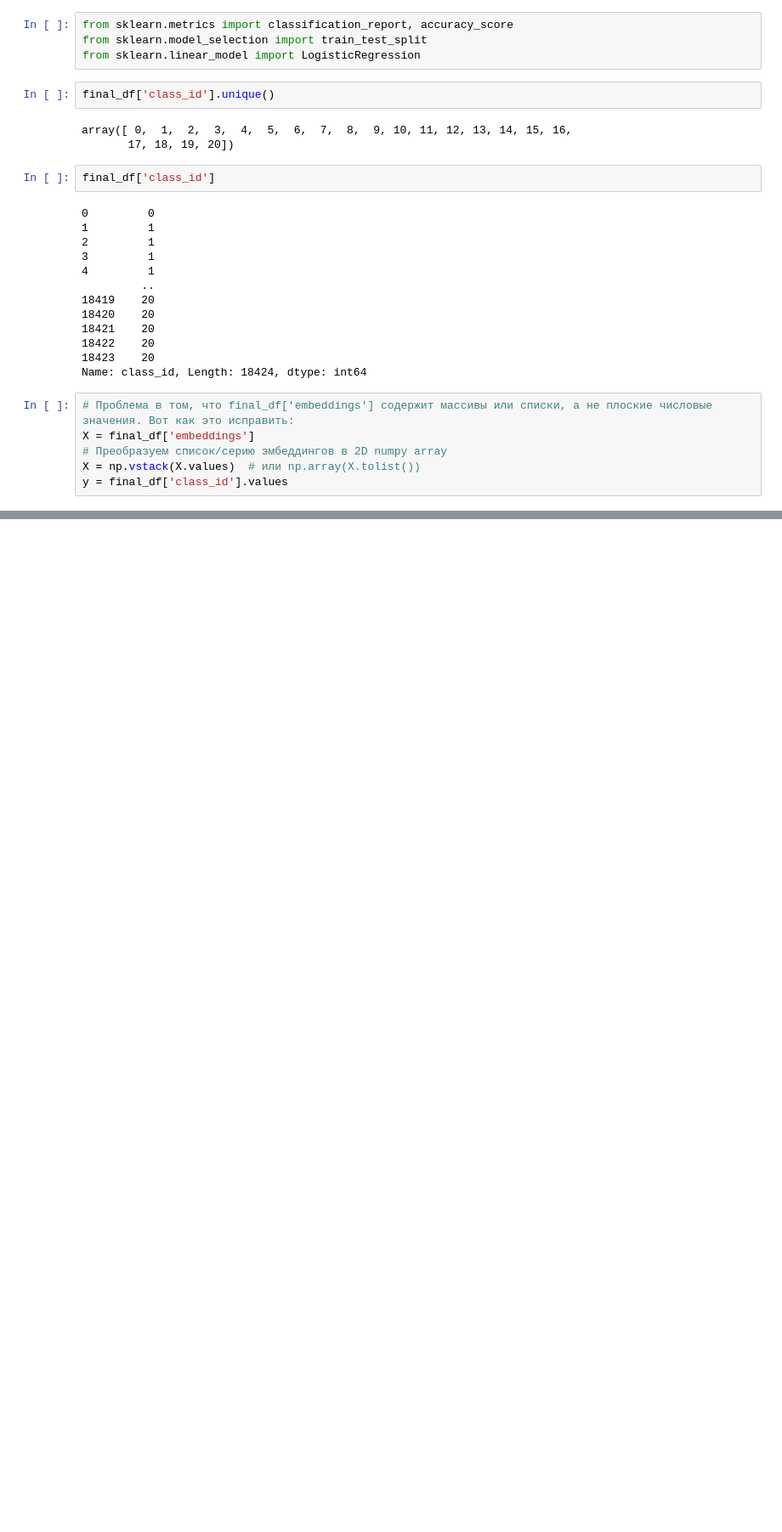
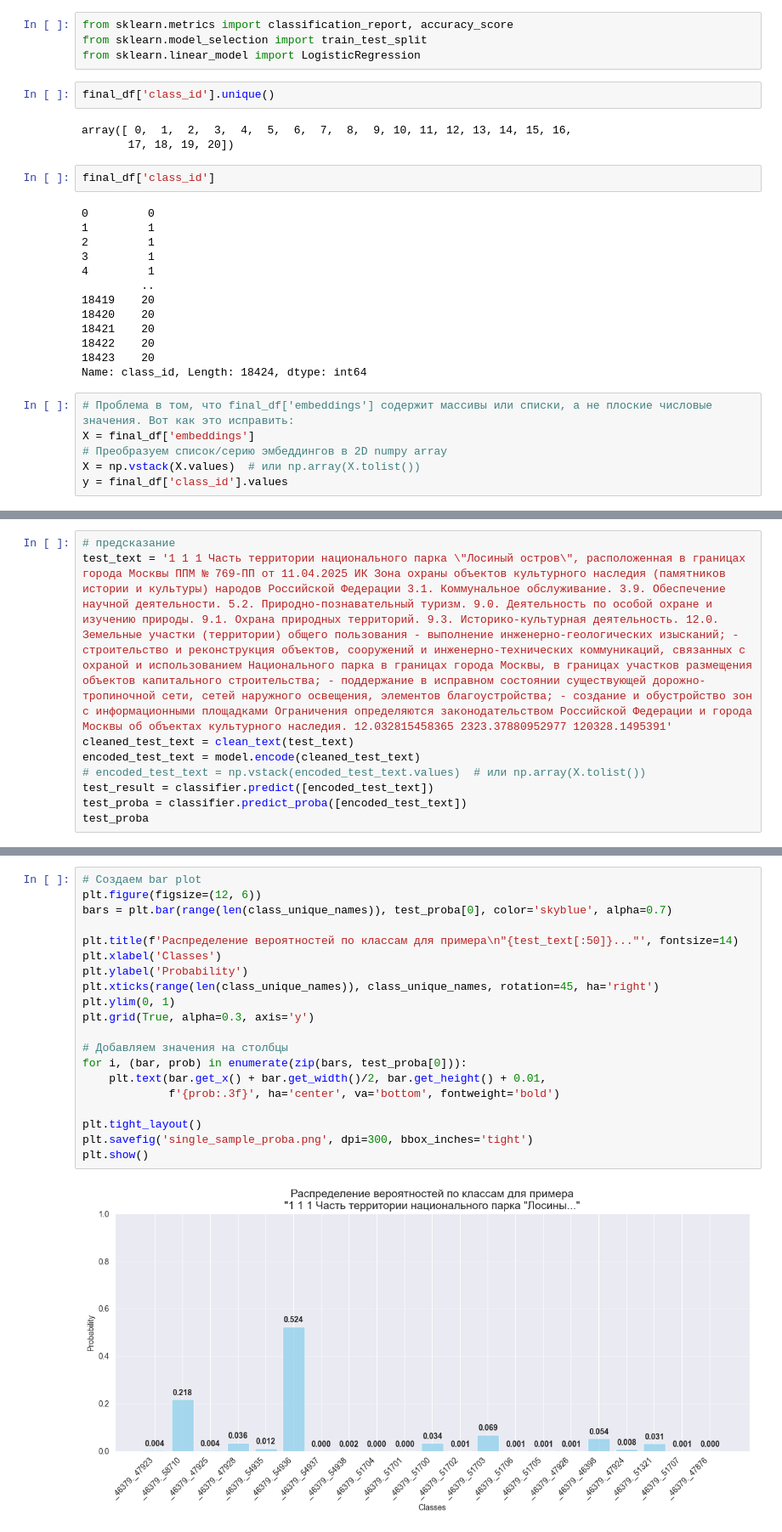
Before and after one commit to FuseII/dam_system, a Jupyter notebook: classification.ipynb, the cells around one changed output, grey strips where cells are left out. Shown at 85% size. Cells and saved outputs as stored; diff of their text form; blank space fills up the shorter version.

```diff
--- a/classification.ipynb
+++ b/classification.ipynb
@@ -293,0 +453,9 @@ weighted avg       1.00      1.00      1.00      3685
+# %%
+# предсказание
+test_text = '1 1 1 Часть территории национального парка \"Лосиный остров\", расположенная в границах города Москвы ППМ № 769-ПП от 11.04.2025 ИК Зона охраны объектов культурного наследия (памятников истории и культуры) народов Российской Федерации 3.1. Коммунальное обслуживание. 3.9. Обеспечение научной деятельности. 5.2. Природно-познавательный туризм. 9.0. Деятельность по особой охране и изучению природы. 9.1. Охрана природных территорий. 9.3. Историко-культурная деятельность. 12.0. Земельные участки (территории) общего пользования - выполнение инженерно-геологических изысканий; - строительство и реконструкция объектов, сооружений и инженерно-технических коммуникаций, связанных с охраной и использованием Национального парка в границах города Москвы, в границах участков размещения объектов капитального строительства; - поддержание в исправном состоянии существующей дорожно-тропиночной сети, сетей наружного освещения, элементов благоустройства; - создание и обустройство зон с информационными площадками Ограничения определяются законодательством Российской Федерации и города Москвы об объектах культурного наследия. 12.032815458365 2323.37880952977 120328.1495391'
+cleaned_test_text = clean_text(test_text)
+encoded_test_text = model.encode(cleaned_test_text)
+# encoded_test_text = np.vstack(encoded_test_text.values)  # или np.array(X.tolist())
+test_result = classifier.predict([encoded_test_text])
+test_proba = classifier.predict_proba([encoded_test_text])
+test_proba
@@ -293,0 +473,22 @@ weighted avg       1.00      1.00      1.00      3685
+# %%
+# Создаем bar plot
+plt.figure(figsize=(12, 6))
+bars = plt.bar(range(len(class_unique_names)), test_proba[0], color='skyblue', alpha=0.7)
+
+plt.title(f'Распределение вероятностей по классам для примера\n"{test_text[:50]}..."', fontsize=14)
+plt.xlabel('Classes')
+plt.ylabel('Probability')
+plt.xticks(range(len(class_unique_names)), class_unique_names, rotation=45, ha='right')
+plt.ylim(0, 1)
+plt.grid(True, alpha=0.3, axis='y')
+
+# Добавляем значения на столбцы
+for i, (bar, prob) in enumerate(zip(bars, test_proba[0])):
+    plt.text(bar.get_x() + bar.get_width()/2, bar.get_height() + 0.01,
+             f'{prob:.3f}', ha='center', va='bottom', fontweight='bold')
+
+plt.tight_layout()
+plt.savefig('single_sample_proba.png', dpi=300, bbox_inches='tight')
+plt.show()
+# %% [output]
+[figure, added]
```
Also changed, not shown: parts of 15 cells of this notebook, 2 other files.
